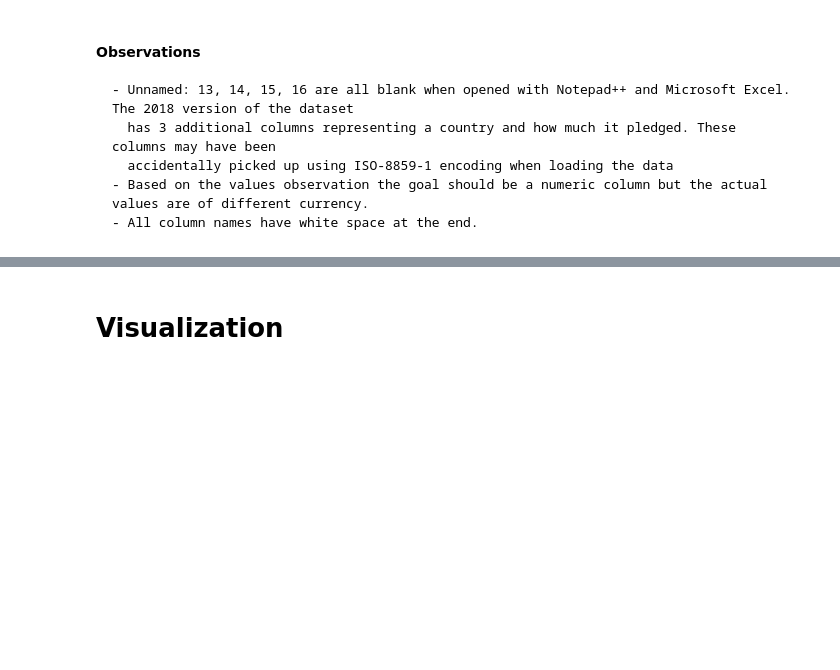
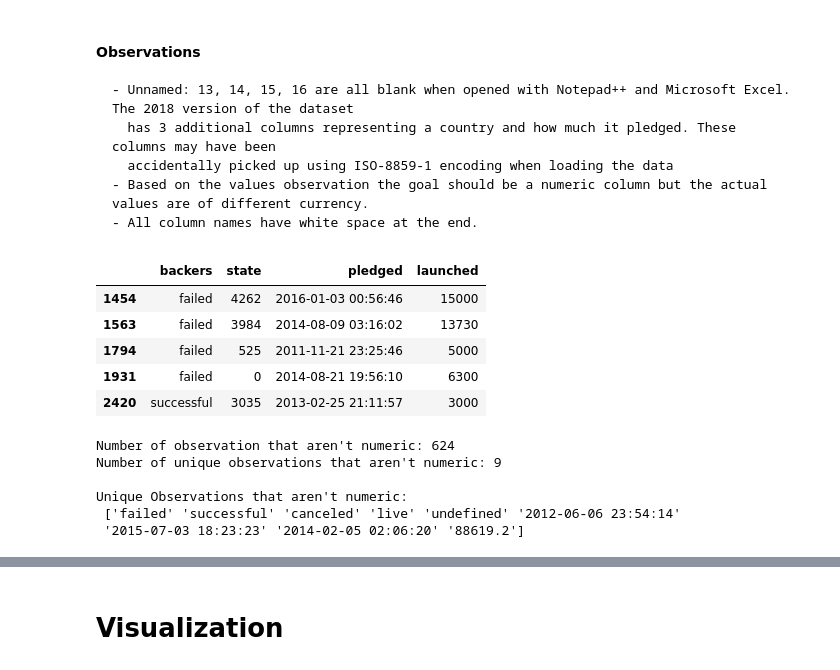
Before and after one commit to LaurentStar/Kick-Starter-Analysis, a Jupyter notebook: Exploratory_Data_Analysis.ipynb, the cells around one changed output, grey strips where cells are left out. Cells and saved outputs as stored; diff of their text form; code cells hidden in the pictures; blank space fills up the shorter version.

```diff
--- a/Exploratory_Data_Analysis.ipynb
+++ b/Exploratory_Data_Analysis.ipynb
@@ -76,3 +76,25 @@ Index(['ID ', 'name ', 'category ', 'main_category ', 'currency ', 'deadline ',
       accidentally picked up using ISO-8859-1 encoding when loading the data
     - Based on the values observation the goal should be a numeric column but the actual values are of different currency.
     - All column names have white space at the end.
+# %%
+display(df[df['backers '].str.isnumeric() == False][['backers ', 'state ', 'pledged ', 'launched ']].head())
+print("Number of observation that aren't numeric:", df[df['backers '].str.isnumeric() == False]['backers '].count())
+
+print("Number of unique observations that aren't numeric:",
+      df[df['backers '].str.isnumeric() == False]['backers '].nunique(), '\n')
+
+print("Unique Observations that aren't numeric:\n",
+      df[df['backers '].str.isnumeric() == False]['backers '].unique())
+# %% [output]
+|  | backers | state | pledged | launched |
+| 1454 | failed | 4262 | 2016-01-03 00:56:46 | 15000 |
+| 1563 | failed | 3984 | 2014-08-09 03:16:02 | 13730 |
+| 1794 | failed | 525 | 2011-11-21 23:25:46 | 5000 |
+| 1931 | failed | 0 | 2014-08-21 19:56:10 | 6300 |
+| 2420 | successful | 3035 | 2013-02-25 21:11:57 | 3000 |
+Number of observation that aren't numeric: 624
+Number of unique observations that aren't numeric: 9
+
+Unique Observations that aren't numeric:
+ ['failed' 'successful' 'canceled' 'live' 'undefined' '2012-06-06 23:54:14'
+ '2015-07-03 18:23:23' '2014-02-05 02:06:20' '88619.2']
```
Also changed, not shown: parts of 9 cells of this notebook.
